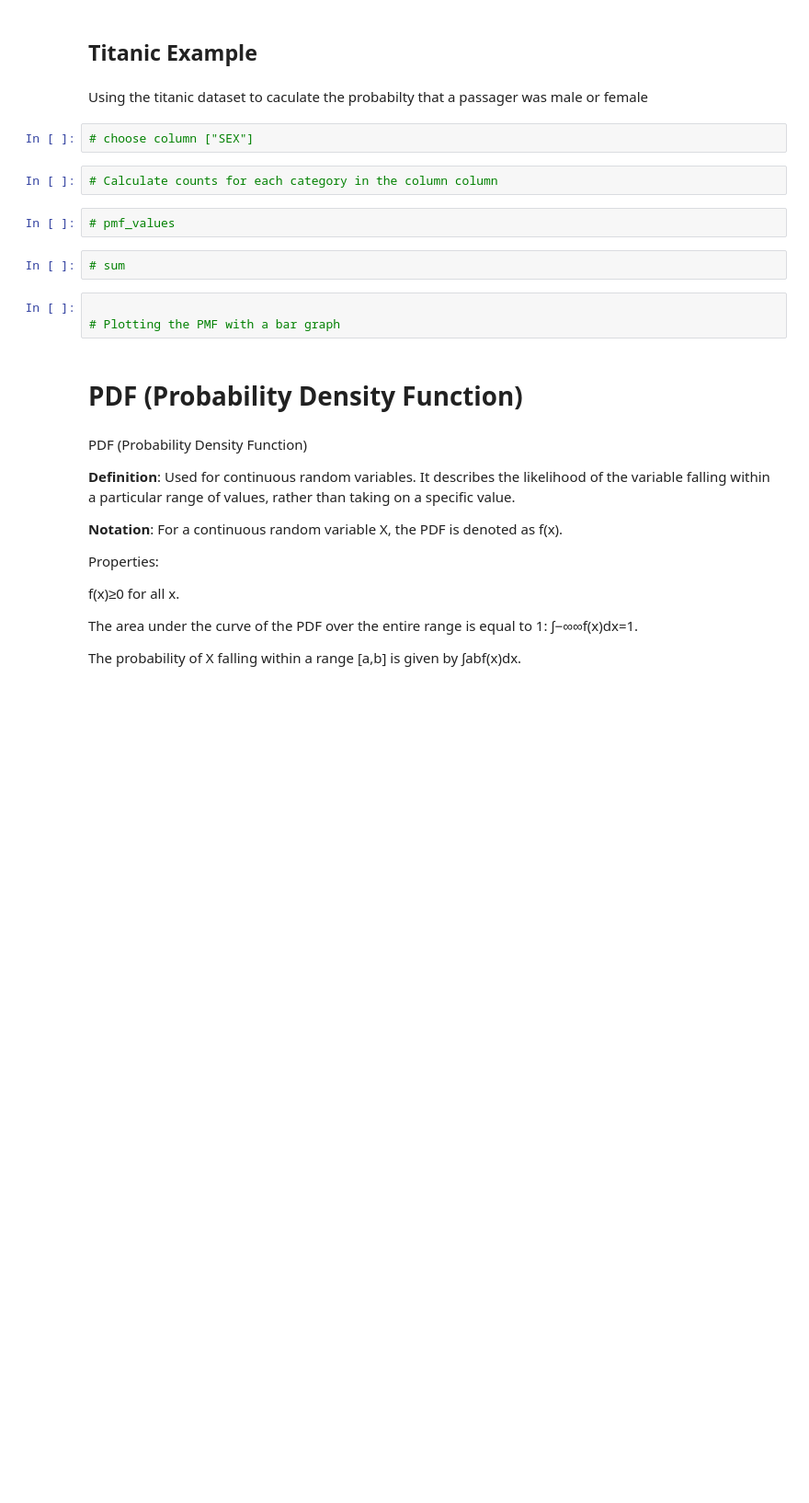
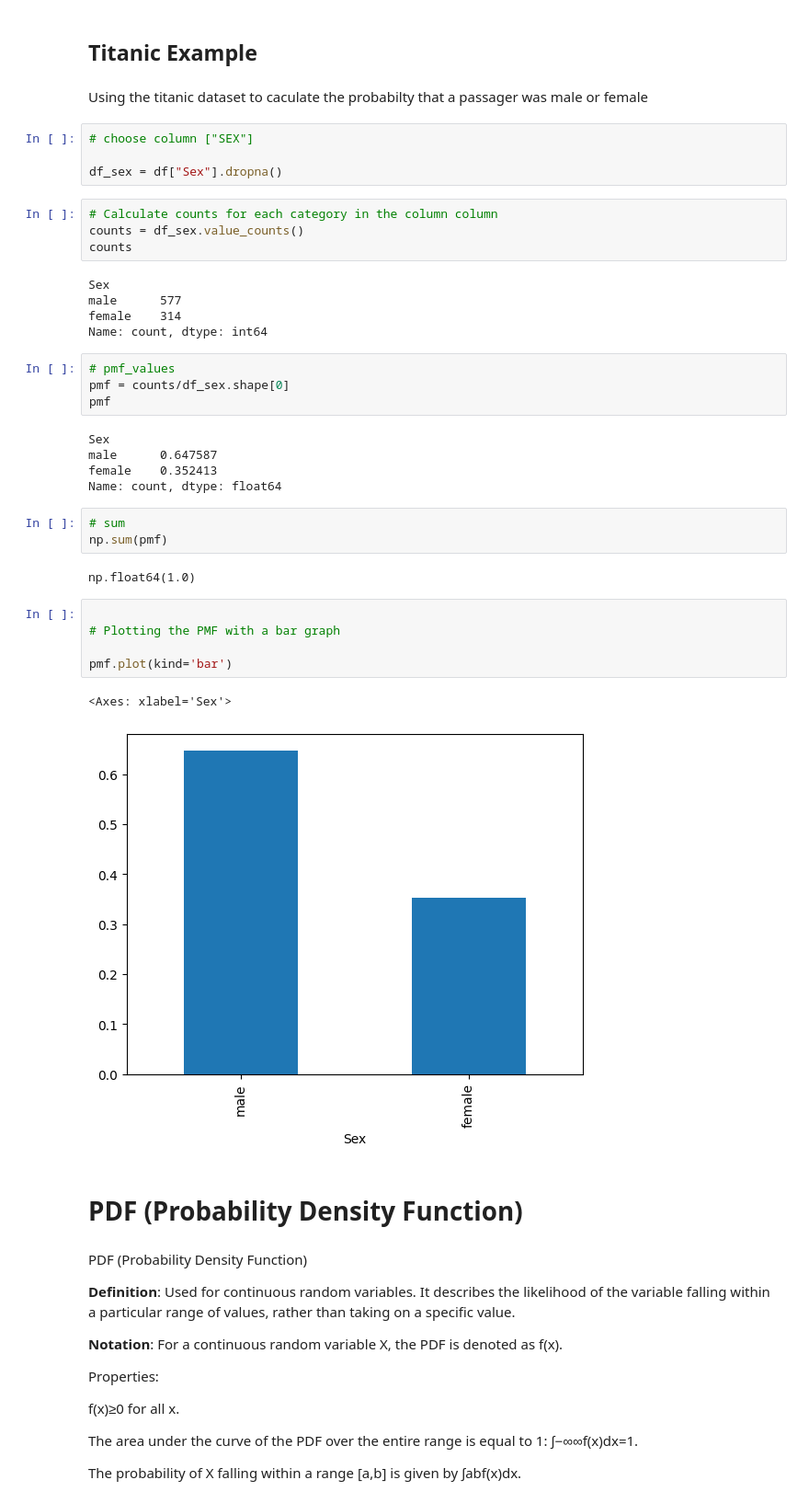
Before and after one commit to NgureOwen01/stats-pmf-pdf-cdf-, a Jupyter notebook: index.ipynb, the cells around one changed output. Shown at 92% size. Cells and saved outputs as stored; diff of their text form; blank space fills up the shorter version.

```diff
--- a/index.ipynb
+++ b/index.ipynb
@@ -124,15 +195,39 @@ Calculating Probabilities of Specific Outcomes: PMF is used to find the probabil
 Using the titanic dataset to caculate the probabilty that a passager was male or female
 # %%
 # choose column ["SEX"]
+
+df_sex = df["Sex"].dropna()
 # %%
 # Calculate counts for each category in the column column
+counts = df_sex.value_counts()
+counts
+# %% [output]
+Sex
+male      577
+female    314
+Name: count, dtype: int64
-# %%
-# pmf_values
+# %%
+# pmf_values
+pmf = counts/df_sex.shape[0]
+pmf
+# %% [output]
+Sex
+male      0.647587
+female    0.352413
+Name: count, dtype: float64
 # %%
 # sum
+np.sum(pmf)
+# %% [output]
+np.float64(1.0)
 # %%
 
 # Plotting the PMF with a bar graph
+
+pmf.plot(kind='bar')
+# %% [output]
+<Axes: xlabel='Sex'>
+[figure, added]
 # %% [markdown]
 # PDF (Probability Density Function)
 # %% [markdown]
```
Also changed, not shown: parts of 33 cells of this notebook.
